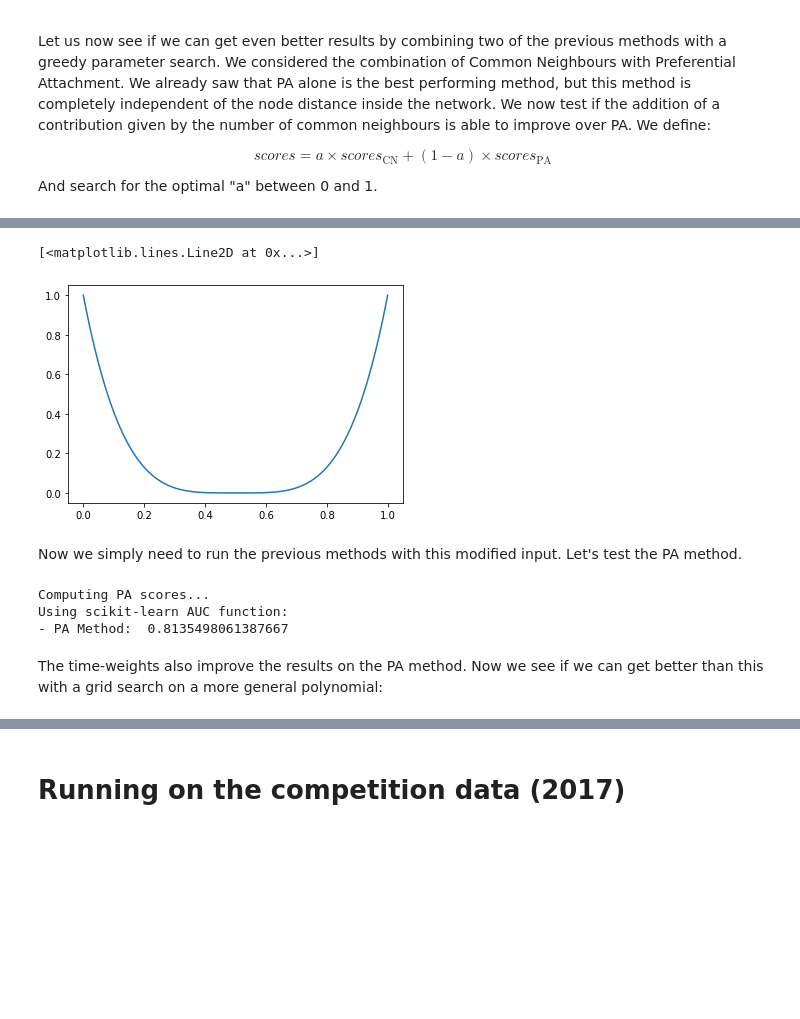
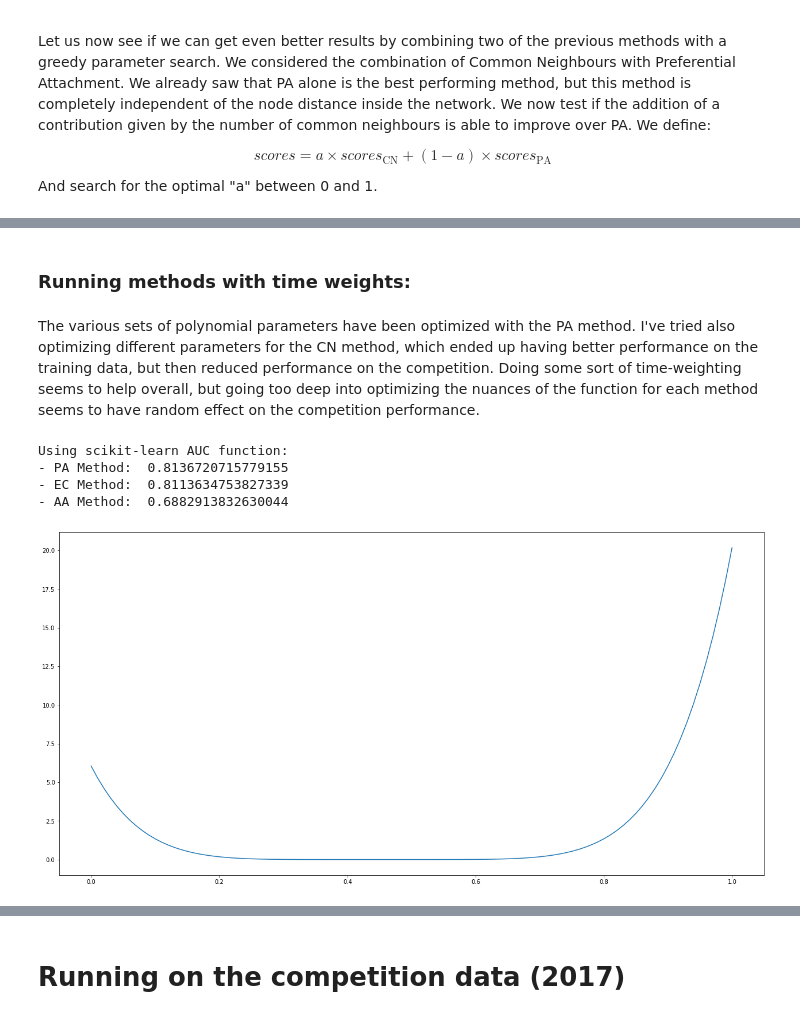
Before and after one commit to Buffoni/quantum-link-prediction, a Jupyter notebook: full_code.ipynb, the cells around one changed output, grey strips where cells are left out. Cells and saved outputs as stored; diff of their text form; code cells hidden in the pictures; blank space fills up the shorter version.

```diff
--- a/full_code.ipynb
+++ b/full_code.ipynb
@@ -323,3 +349,23 @@ As we can see, adding a contribution of CN over the PA scores gets us a slight i
+# %%
+from scipy.optimize import minimize
+from sklearn.metrics import roc_auc_score
+import numpy as np
+
+scores_array = np.random.rand(1000000,5)
+ground_truth = np.random.randint(0,2,size=(1000000,1))
+# To be substituted with the real scores and ground truth vectors
+
+w_init = np.repeat(1,scores_array.shape[1])
+
+def roc_optimize(weights, scores_array, ground_truth):
+  combined_scores = 1 / (1 + np.exp(-np.dot(scores_array,weights)))
+  return - roc_auc_score(ground_truth, combined_scores)
+
+w_best = minimize(fun=roc_optimize,x0=w_init,args=(scores_array, ground_truth)).x
+
+combined_scores = combined_scores = 1 / (1 + np.exp(-np.dot(scores_array,w_best)))
+AUC = roc_auc_score(ground_truth, combined_scores)
+print('Optimized AUC: ', AUC)
 # %% [markdown]
 # Building a time-weighted adjacency matrix
 
@@ -331,43 +432,47 @@ In order to quantify and test this hypothesis we normalized the time stamp to a
+# %% [markdown]
+### Running methods with time weights:
+# %% [markdown]
+The various sets of polynomial parameters have been optimized with the PA method. I've tried also optimizing different parameters for the CN method, which ended up having better performance on the training data, but then reduced performance on the competition. Doing some sort of time-weighting seems to help overall, but going too deep into optimizing the nuances of the function for each method seems to have random effect on the competition performance.
 # %%
 def polynomial(x, x0, x1, a, b):
     return x0 + (a*(x-x1))**b
 
-a  = 2
+# Normalizing the time-stamps
+times = full_dynamic_graph_sparse[:, 2] - full_dynamic_graph_sparse[:, 2].min()
+t     = times/times.max()
+
+delta = 0.01
+x = np.arange(0, 1+delta, delta)
+
 x0 = 0.0
-x1 = 0.5
-b  = 4
+x1 = 0.45
+a  = 3
+b  = 6
 
-# Normalizing the time-stamps
-times = full_dynamic_graph_sparse[:, 2]
-t     = times/times.max()
+plt.plot(x , polynomial(x, x0, x1, a, b))
 
 # Polynomial function of the time-stamps
 times_norm = polynomial(t, x0, x1, a, b)
 times_norm = np.concatenate([times_norm, times_norm])
 
 # Building the weighted adjacency matrix
 adjM_weighted = ss.csr_matrix((times_norm, (data_rows, data_cols)), shape=(NUM_OF_VERTICES, NUM_OF_VERTICES))
 
-delta = 0.01
-x = np.arange(0, 1+delta, delta)
-plt.plot(x , polynomial(x, x0, x1, a, b))
+score_list_pa_time = pa_method(adjM_weighted, unconnected_vertex_pairs)
+score_list_ec_time = ec_method(adjM_weighted, unconnected_vertex_pairs)
+score_list_aa_time = aa_method(adjM_weighted, unconnected_vertex_pairs)
+
+AUC_PA_sk_time = roc_auc_score(ground_truth, score_list_pa_time)
+AUC_EC_sk_time = roc_auc_score(ground_truth, score_list_ec_time)
+AUC_AA_sk_time = roc_auc_score(ground_truth, score_list_aa_time)
+
+print("Using scikit-learn AUC function:")
+print("- PA Method: ", AUC_PA_sk_time)
+print("- EC Method: ", AUC_EC_sk_time)
+print("- AA Method: ", AUC_AA_sk_time)
 # %% [output]
-[<matplotlib.lines.Line2D at 0x...>]
+Using scikit-learn AUC function:
+- PA Method:  0.8136720715779155
+- EC Method:  0.8113634753827339
+- AA Method:  0.6882913832630044
-[figure, old version]
+[figure, new version]
-# %% [markdown]
-Now we simply need to run the previous methods with this modified input. Let's test the PA method.
-# %%
-print("Computing PA scores...")
-
-score_list_pa_time = pa_method(adjM_weighted, unconnected_vertex_pairs)
-
-AUC_PA_sk_time = roc_auc_score(ground_truth, score_list_pa_time)
-
-print("Using scikit-learn AUC function:")
-print("- PA Method: ", AUC_PA_sk_time)
-# %% [output]
-Computing PA scores...
-Using scikit-learn AUC function:
-- PA Method:  0.8135498061387667
-# %% [markdown]
-The time-weights also improve the results on the PA method. Now we see if we can get better than this with a grid search on a more general polynomial:
```
Also changed, not shown: parts of 37 cells of this notebook.
